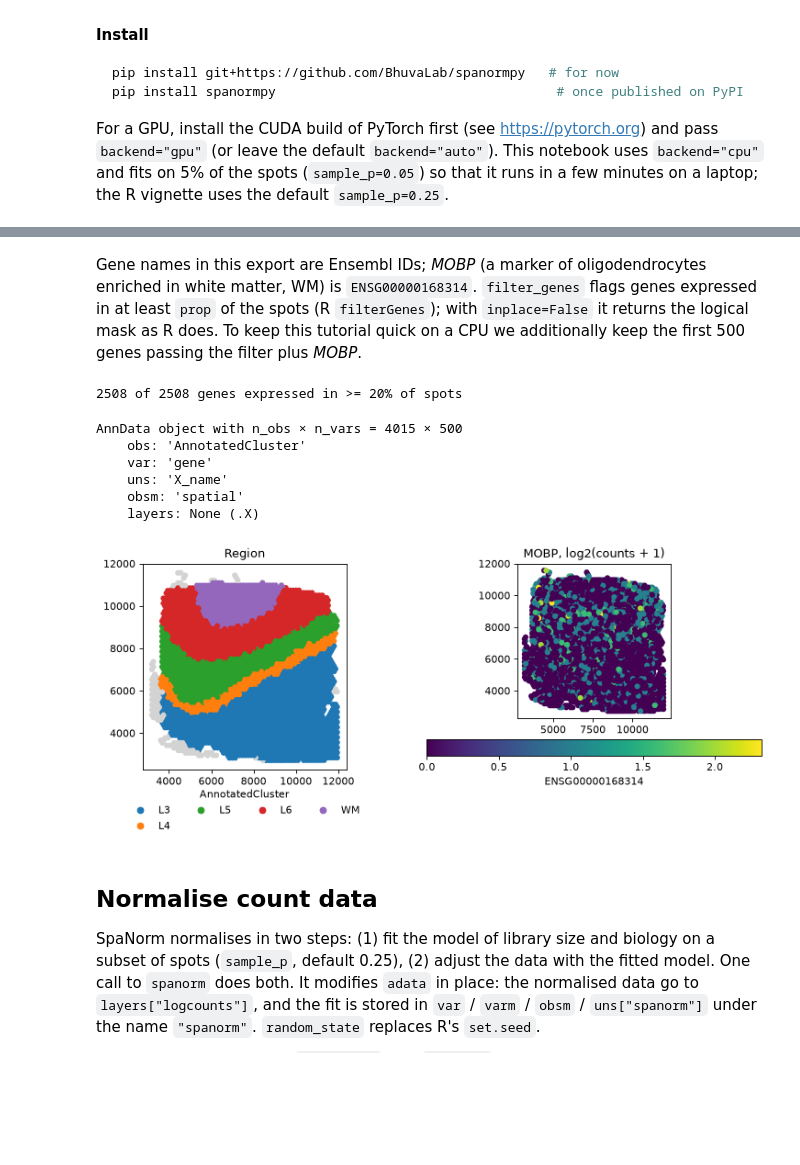
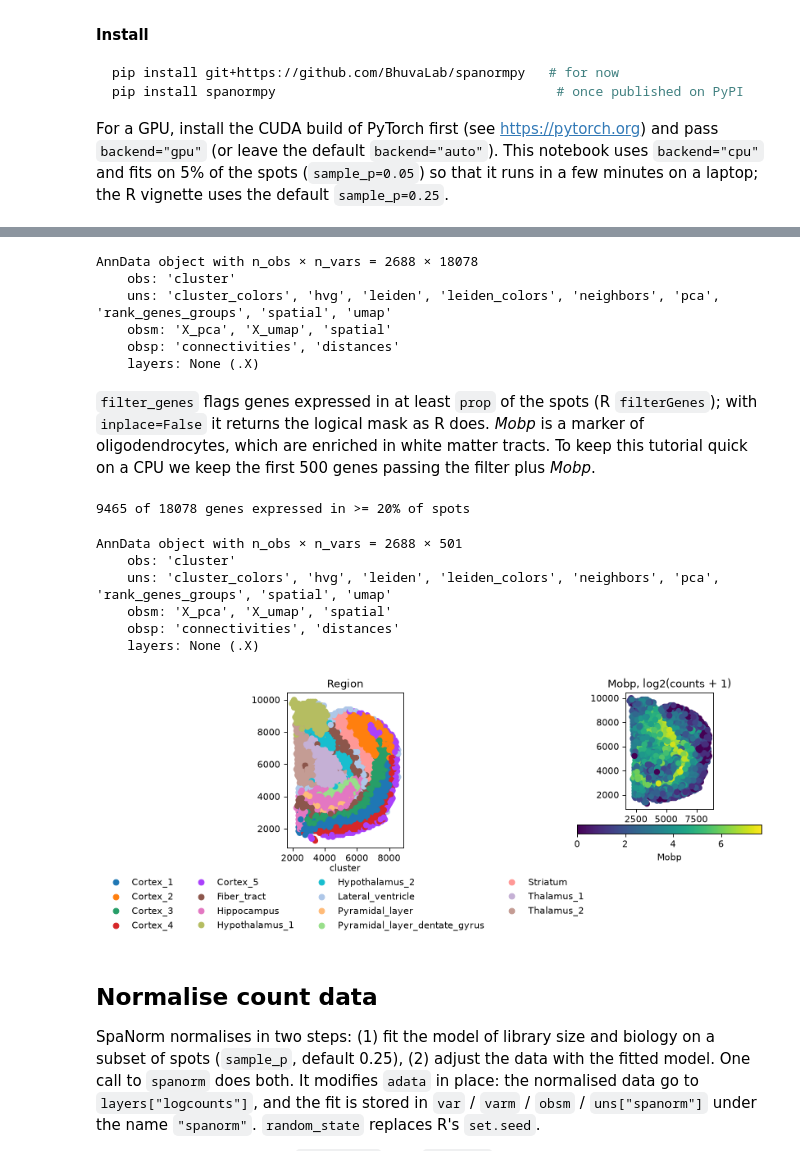
Before and after one commit to BhuvaLab/spanormpy, a Jupyter notebook: docs/tutorial.ipynb, the cells around one changed output, grey strips where cells are left out. Saved outputs shown, nothing was run; the diff lists cells and outputs as text; code cells hidden in the pictures; blank space fills up the shorter version.

Commit message:
docs: squidpy-based tutorial, README differences aligned with discrepancies, tighter coverage test, scratch-env GPU scripts
Co-Authored-By: Claude Sonnet 5.5 <noreply@anthropic.com>

```diff
--- a/docs/tutorial.ipynb
+++ b/docs/tutorial.ipynb
@@ -63,35 +30,65 @@ AnnData object with n_obs × n_vars = 4015 × 2508
+# %%
+import warnings
+
+warnings.filterwarnings("ignore", category=FutureWarning)
+warnings.filterwarnings("ignore", message=".*will be overwritten")  # re-running spanorm replaces logcounts
+warnings.filterwarnings("ignore", message="IProgress not found")
+
+from pathlib import Path
+
+import matplotlib.pyplot as plt
+import numpy as np
+import squidpy as sq
+
+import spanormpy as sn
+
+plt.rcParams.update({"figure.dpi": 80, "axes.grid": False})
+
+cache = Path.home() / ".cache" / "spanormpy" / "visium_hne_adata.h5ad"
+full = sq.datasets.visium_hne_adata(path=cache)         # downloaded on first use
+adata = full.raw.to_adata()                              # raw counts (sparse, integer-valued)
+adata.obs = full.obs[["cluster"]].copy()
+adata.obsm["spatial"] = full.obsm["spatial"]
+adata.var = adata.var[[]]
+adata.var_names_make_unique()
+adata
+# %% [output]
+AnnData object with n_obs × n_vars = 2688 × 18078
+    obs: 'cluster'
+    uns: 'cluster_colors', 'hvg', 'leiden', 'leiden_colors', 'neighbors', 'pca', 'rank_genes_groups', 'spatial', 'umap'
+    obsm: 'X_pca', 'X_umap', 'spatial'
+    obsp: 'connectivities', 'distances'
+    layers: None (.X)
 # %% [markdown]
-Gene names in this export are Ensembl IDs; _MOBP_ (a marker of oligodendrocytes enriched in white matter,
-WM) is `ENSG00000168314`. `filter_genes` flags genes expressed in at least `prop` of the spots (R
-`filterGenes`); with `inplace=False` it returns the logical mask as R does. To keep this tutorial quick
-on a CPU we additionally keep the first 500 genes passing the filter plus _MOBP_.
+`filter_genes` flags genes expressed in at least `prop` of the spots (R `filterGenes`); with `inplace=False` it
+returns the logical mask as R does. _Mobp_ is a marker of oligodendrocytes, which are enriched in white matter tracts.
+To keep this tutorial quick on a CPU we keep the first 500 genes passing the filter plus _Mobp_.
 # %%
-mobp = "ENSG00000168314"
+gene = "Mobp"
 keep = sn.filter_genes(adata, prop=0.2, inplace=False)
 print(f"{keep.sum()} of {adata.n_vars} genes expressed in >= 20% of spots")
-keep_idx = np.flatnonzero(keep)
-sub = np.union1d(keep_idx[:500], [adata.var_names.get_loc(mobp)])
+keep[adata.var_names.get_loc(gene)] = False         # make sure it is added exactly once below
+sub = np.union1d(np.flatnonzero(keep)[:500], [adata.var_names.get_loc(gene)])
 adata = adata[:, sub].copy()          # a real AnnData (copy), not a view
-adata.var["gene"] = adata.var_names
 adata
 # %% [output]
-2508 of 2508 genes expressed in >= 20% of spots
+9465 of 18078 genes expressed in >= 20% of spots
-AnnData object with n_obs × n_vars = 4015 × 500
-    obs: 'AnnotatedCluster'
-    var: 'gene'
-    uns: 'X_name'
-    obsm: 'spatial'
+AnnData object with n_obs × n_vars = 2688 × 501
+    obs: 'cluster'
+    uns: 'cluster_colors', 'hvg', 'leiden', 'leiden_colors', 'neighbors', 'pca', 'rank_genes_groups', 'spatial', 'umap'
+    obsm: 'X_pca', 'X_umap', 'spatial'
+    obsp: 'connectivities', 'distances'
     layers: None (.X)
 # %%
 fig, ax = plt.subplots(1, 2, figsize=(10, 4.25))
-sn.pl.plot_spatial(adata, color="AnnotatedCluster", ax=ax[0], show=False)
+sn.pl.plot_spatial(adata, color="cluster", ax=ax[0], show=False)
 ax[0].set_title("Region")
-adata.layers["log2counts"] = np.log2(adata.X + 1)
-sn.pl.plot_spatial(adata, what="expression", color=mobp, layer="log2counts", ax=ax[1], show=False)
-ax[1].set_title("MOBP, log2(counts + 1)")
+adata.layers["log2counts"] = np.log2(adata.X.toarray() + 1)
+sn.pl.plot_spatial(adata, what="expression", color=gene, layer="log2counts", ax=ax[1], show=False)
+ax[1].set_title("Mobp, log2(counts + 1)")
 plt.tight_layout()
 # %% [output]
-[figure, old version]
+[figure, new version]
 # %% [markdown]
 ## Normalise count data
 
```
Also changed, not shown: parts of 13 cells of this notebook, 5 other files.
